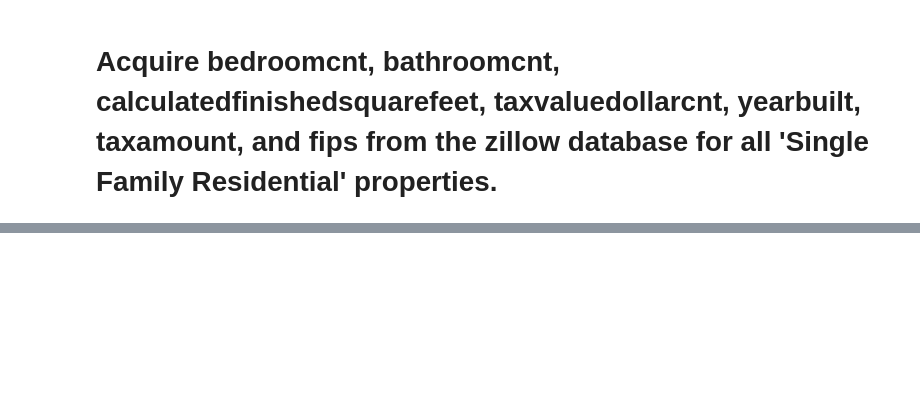
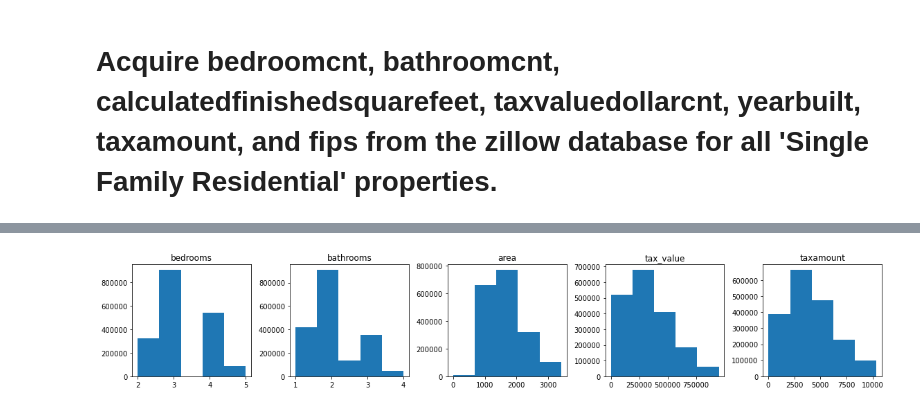
Before and after one commit to joe-bennett/regression-exercises, a Jupyter notebook: wrangle.ipynb, the cells around one changed output, grey strips where cells are left out. Cells and saved outputs as stored; diff of their text form; code cells hidden in the pictures; blank space fills up the shorter version.

```diff
--- a/wrangle.ipynb
+++ b/wrangle.ipynb
@@ -133,0 +11,7 @@ print(X)
+# %%
+
+def get_db_url(db_name):
+    return f'mysql+pymysql://{username}:{password}@{host}/{db_name}'
+
+
+url=get_db_url('zillow')
@@ -133,0 +180,3 @@ print(X)
+# %%
+df = remove_outliers(df, 1.5, ['bedrooms', 'bathrooms', 'area', 'tax_value', 'taxamount'])
+df
@@ -133,0 +197,32 @@ print(X)
+# %%
+plt.figure(figsize=(16, 3))
+
+# List of columns
+cols = [col for col in df.columns if col not in ['fips', 'year_built']]
+
+for i, col in enumerate(cols):
+
+    # i starts at 0, but plot nos should start at 1
+    plot_number = i + 1
+
+    # Create subplot.
+    plt.subplot(1, len(cols), plot_number)
+
+    # Title with column name.
+    plt.title(col)
+
+    # Display histogram for column.
+    df[col].hist(bins=5)
+
+    # Hide gridlines.
+    plt.grid(False)
+
+    # turn off scientific notation
+    plt.ticklabel_format(useOffset=False)
+
+    # mitigate overlap
+    plt.tight_layout()
+
+plt.show()
+# %% [output]
+[figure, added]
```
Also changed, not shown: parts of 44 cells of this notebook, 1 other file.
